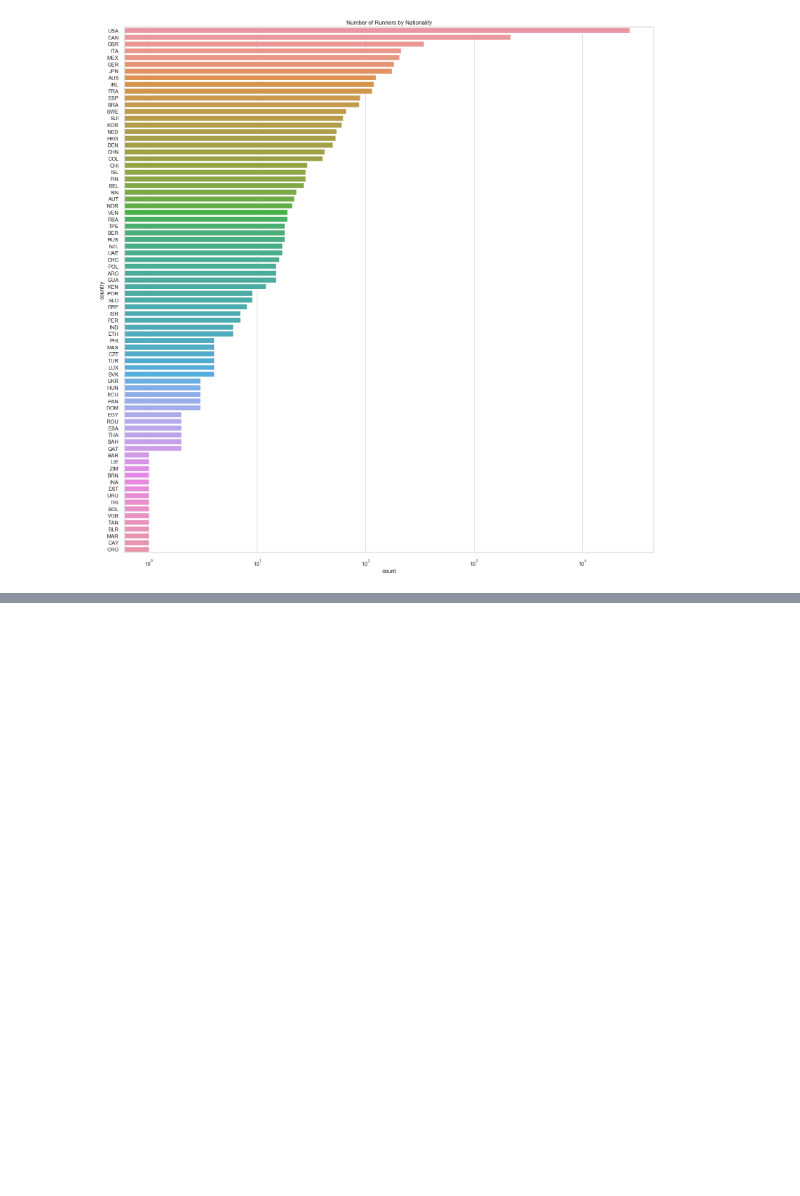
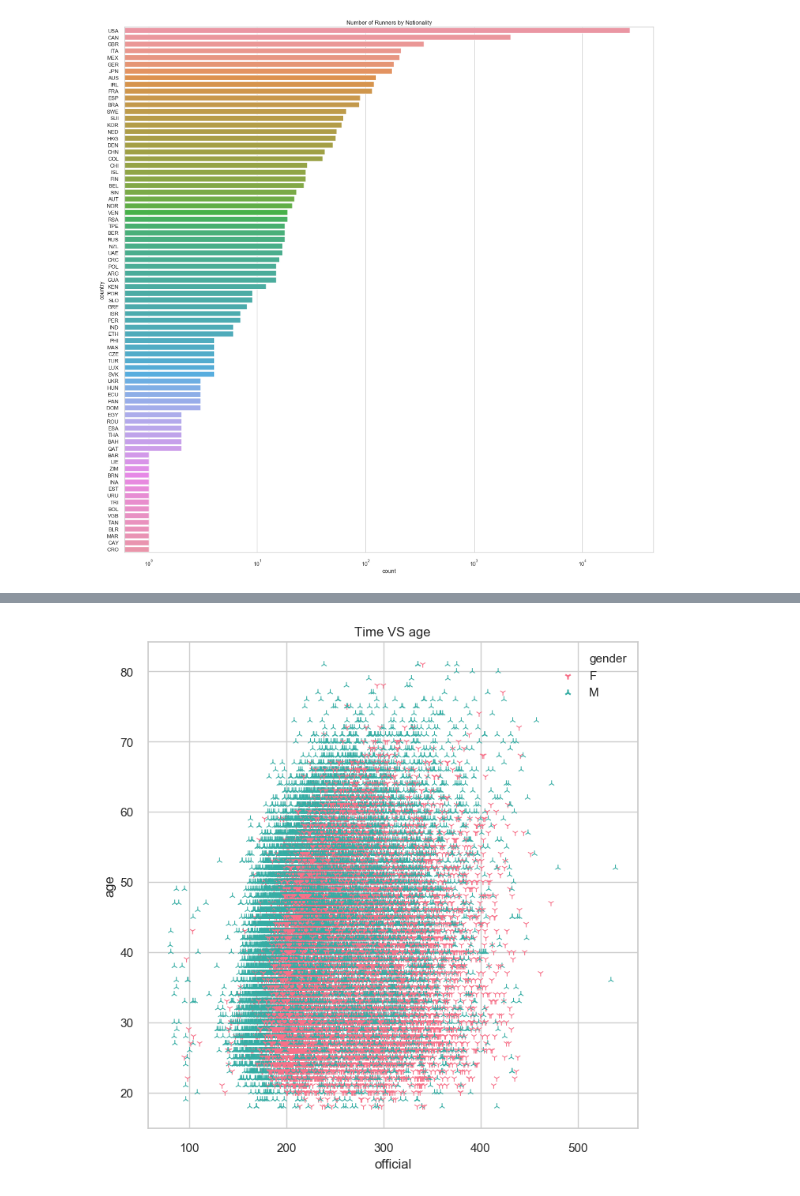
Before and after one commit to 26Jinx/Thinkful, a Jupyter notebook: Unit4/2_Basic_Clustering/Boston_Marathon.ipynb, the cells around one changed output, grey strips where cells are left out. Drawn from its saved outputs; the diff is of its cells as text; code cells hidden in the pictures; blank space fills up the shorter version.

```diff
--- a/Unit4/2_Basic_Clustering/Boston_Marathon.ipynb
+++ b/Unit4/2_Basic_Clustering/Boston_Marathon.ipynb
@@ -97,0 +105,10 @@ Text(0.5, 1.0, 'Finish times by gender')
+# %%
+# age vs time
+plt.subplots(figsize=(8, 8))
+sns.set(style='whitegrid')
+markers = {'F': '1', 'M': '2'}
+sns.scatterplot(x='official', y='age', hue='gender', style='gender', hue_order=['F', 'M'], data=df, palette='husl', markers=markers)
+plt.title('Time VS age')
+plt.show()
+# %% [output]
+[figure, added]
```
Also changed, not shown: parts of 3 cells of this notebook.
